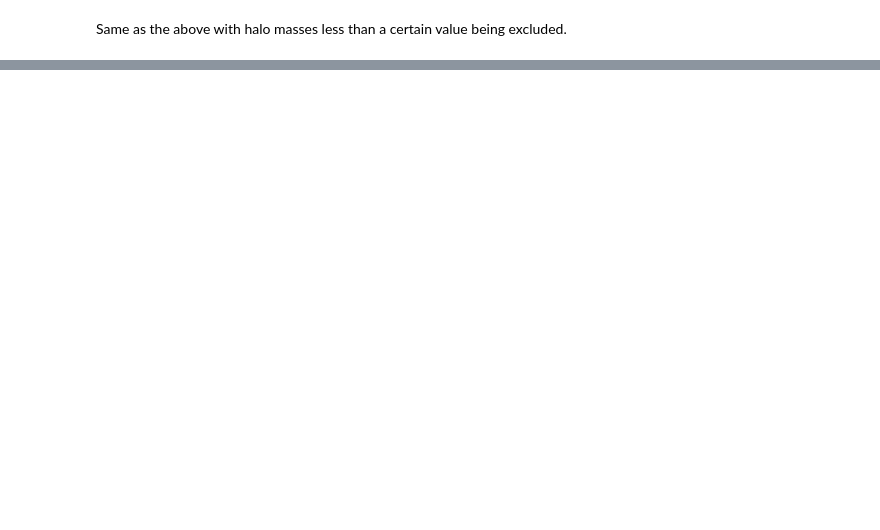
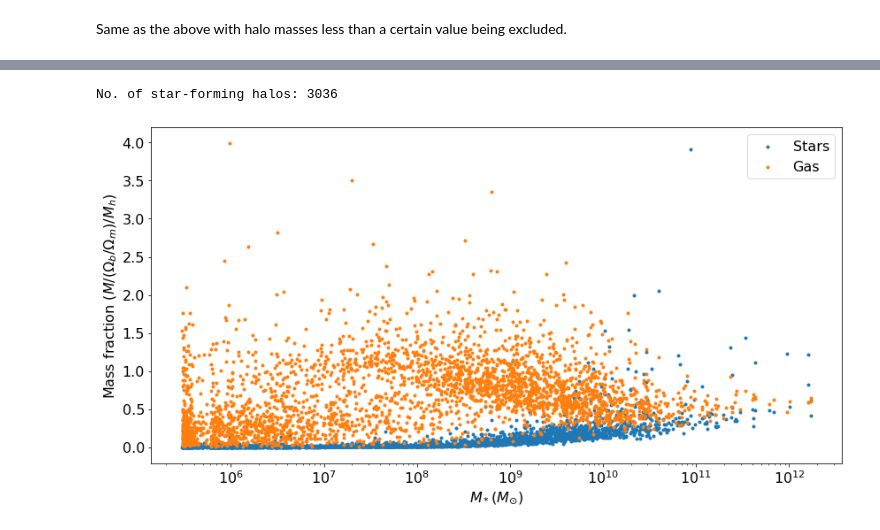
Before and after one commit to cjllorente827/comp_structure_research, a Jupyter notebook: stellar_mass_fraction/bigbox_25Mpc/RD0265.ipynb, the cells around one changed output, grey strips where cells are left out. Cells and saved outputs as stored; diff of their text form; code cells hidden in the pictures; blank space fills up the shorter version.

```diff
--- a/stellar_mass_fraction/bigbox_25Mpc/RD0265.ipynb
+++ b/stellar_mass_fraction/bigbox_25Mpc/RD0265.ipynb
@@ -150,0 +164,8 @@ Same as the above with halo masses less than a certain value being excluded.
+# %%
+%aimport stellar_mass_fraction_plots
+from stellar_mass_fraction_plots import *
+
+baryon_frac(hd)
+# %% [output]
+No. of star-forming halos: 3036
+[figure, added]
```
Also changed, not shown: parts of 7 cells of this notebook, 3 other files.
